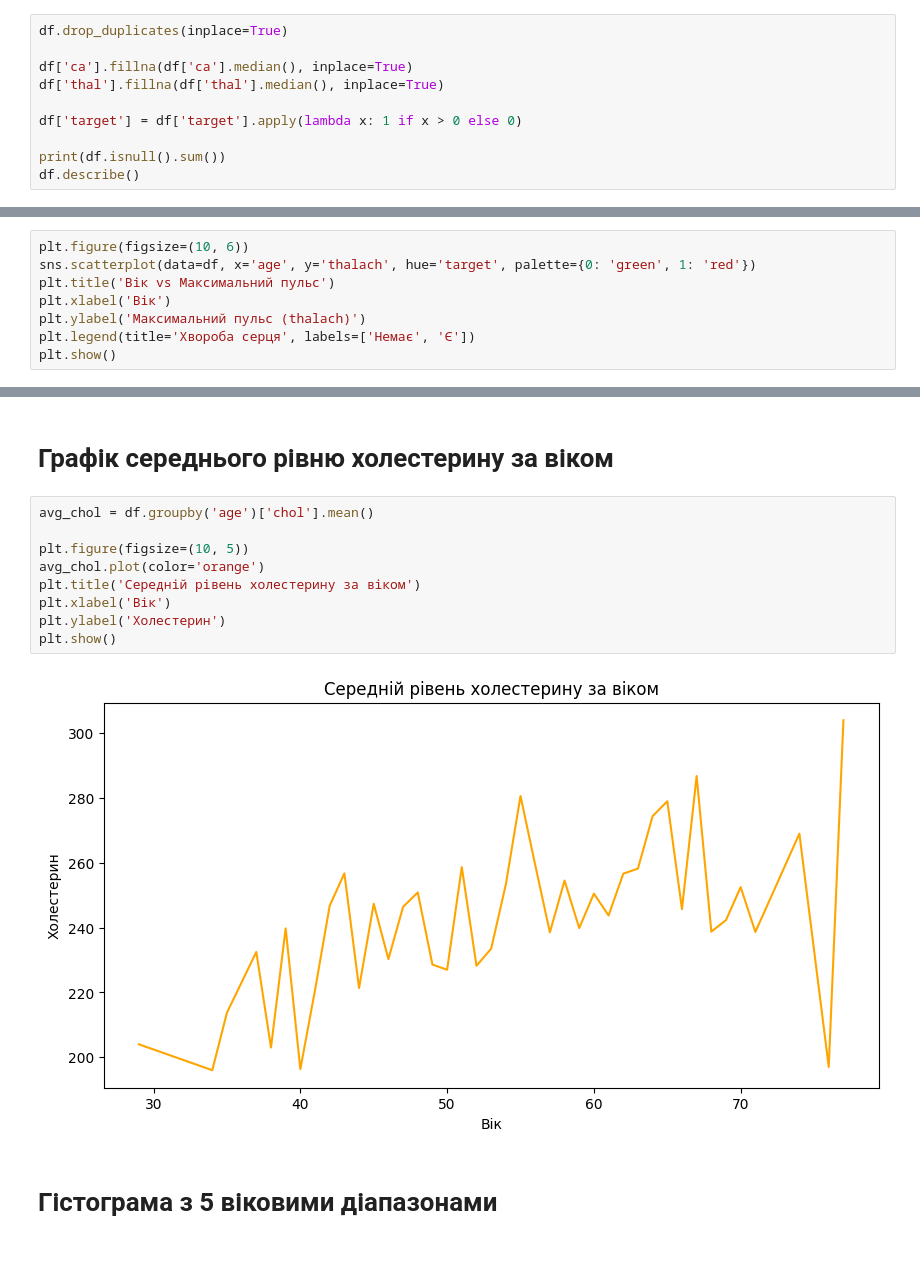
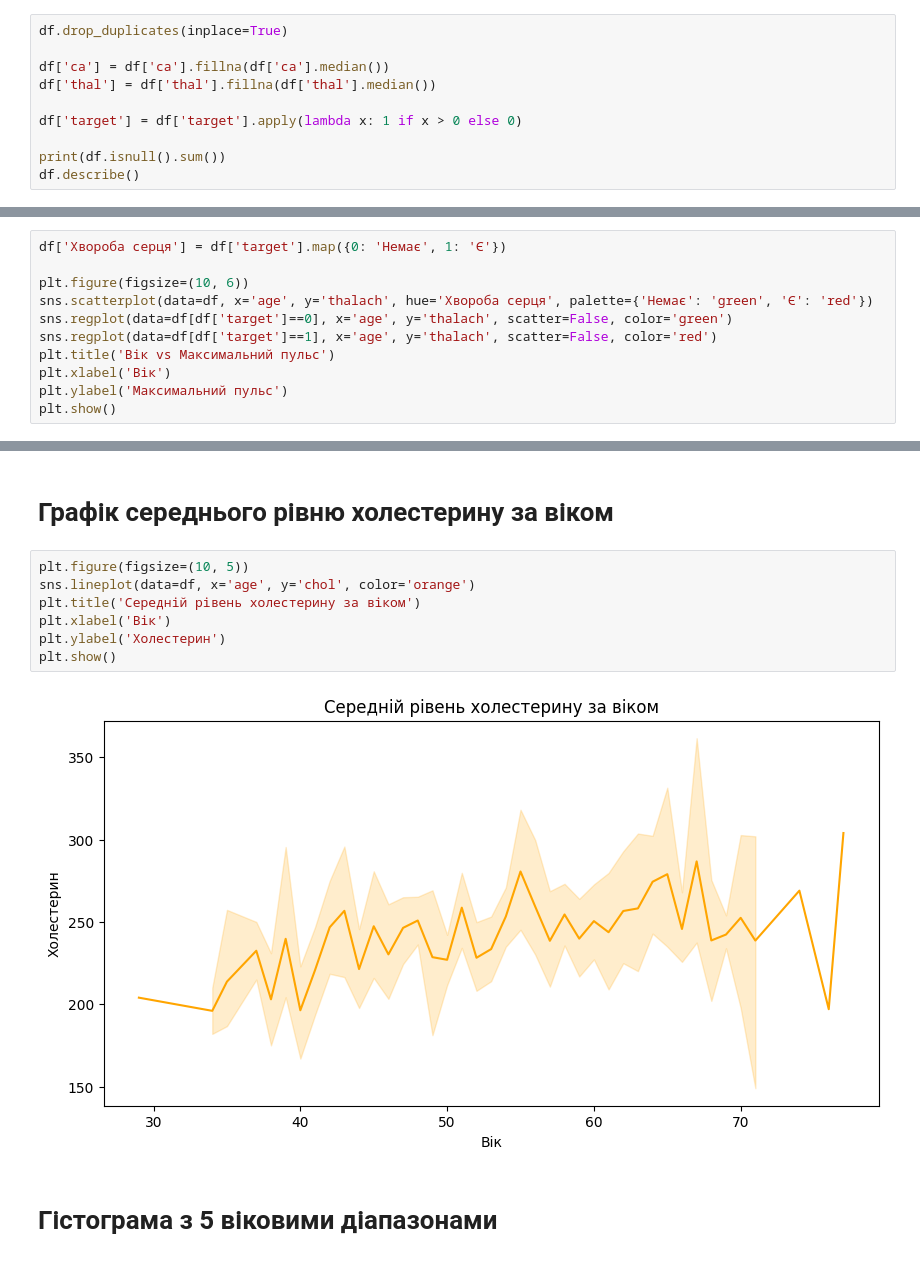
Before and after one commit to kutsenkodaria8-cloud/labs, a Jupyter notebook: lab3/lab3.ipynb, the cells around one changed output, grey strips where cells are left out. Cells and saved outputs as stored; diff of their text form.

Commit message:
Fix legend, regression lines and data cleaning

```diff
--- a/lab3/lab3.ipynb
+++ b/lab3/lab3.ipynb
@@ -45,8 +45,8 @@ dtype: int64
 # %%
 df.drop_duplicates(inplace=True)
 
-df['ca'].fillna(df['ca'].median(), inplace=True)
-df['thal'].fillna(df['thal'].median(), inplace=True)
+df['ca'] = df['ca'].fillna(df['ca'].median())
+df['thal'] = df['thal'].fillna(df['thal'].median())
 
 df['target'] = df['target'].apply(lambda x: 1 if x > 0 else 0)
 
@@ -94,11 +80,14 @@ See the documentation for a more detailed explanation: https://pandas.pydata.org
 # %% [markdown]
 # Залежність віку від максимального пульсу
 # %%
+df['Хвороба серця'] = df['target'].map({0: 'Немає', 1: 'Є'})
+
 plt.figure(figsize=(10, 6))
-sns.scatterplot(data=df, x='age', y='thalach', hue='target', palette={0: 'green', 1: 'red'})
+sns.scatterplot(data=df, x='age', y='thalach', hue='Хвороба серця', palette={'Немає': 'green', 'Є': 'red'})
+sns.regplot(data=df[df['target']==0], x='age', y='thalach', scatter=False, color='green')
+sns.regplot(data=df[df['target']==1], x='age', y='thalach', scatter=False, color='red')
 plt.title('Вік vs Максимальний пульс')
 plt.xlabel('Вік')
-plt.ylabel('Максимальний пульс (thalach)')
-plt.legend(title='Хвороба серця', labels=['Немає', 'Є'])
+plt.ylabel('Максимальний пульс')
 plt.show()
 # %% [output]
@@ -106,16 +95,14 @@ plt.show()
 # %% [markdown]
 # Графік середнього рівню холестерину за віком
 # %%
-avg_chol = df.groupby('age')['chol'].mean()
-
 plt.figure(figsize=(10, 5))
-avg_chol.plot(color='orange')
+sns.lineplot(data=df, x='age', y='chol', color='orange')
 plt.title('Середній рівень холестерину за віком')
 plt.xlabel('Вік')
 plt.ylabel('Холестерин')
 plt.show()
 # %% [output]
-[figure, old version]
+[figure, new version]
 # %% [markdown]
 # Гістограма з 5 віковими діапазонами
 # %%
```
Also changed, not shown: parts of 3 cells of this notebook.
